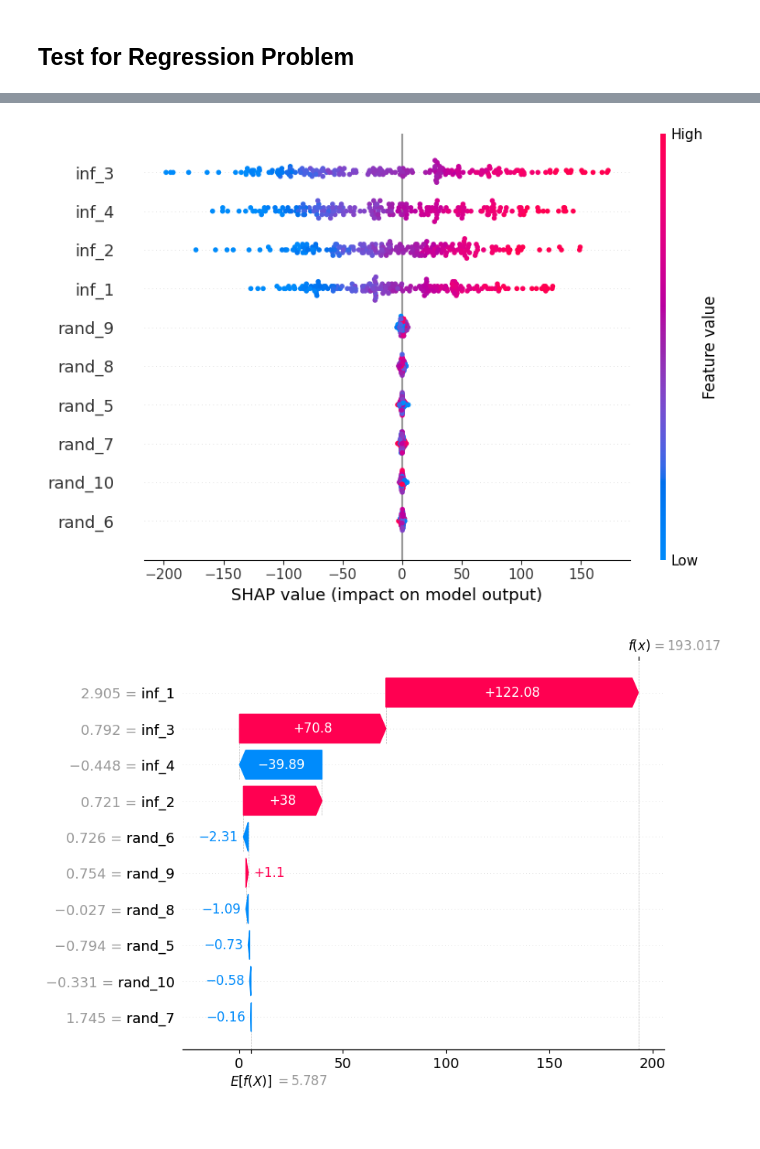
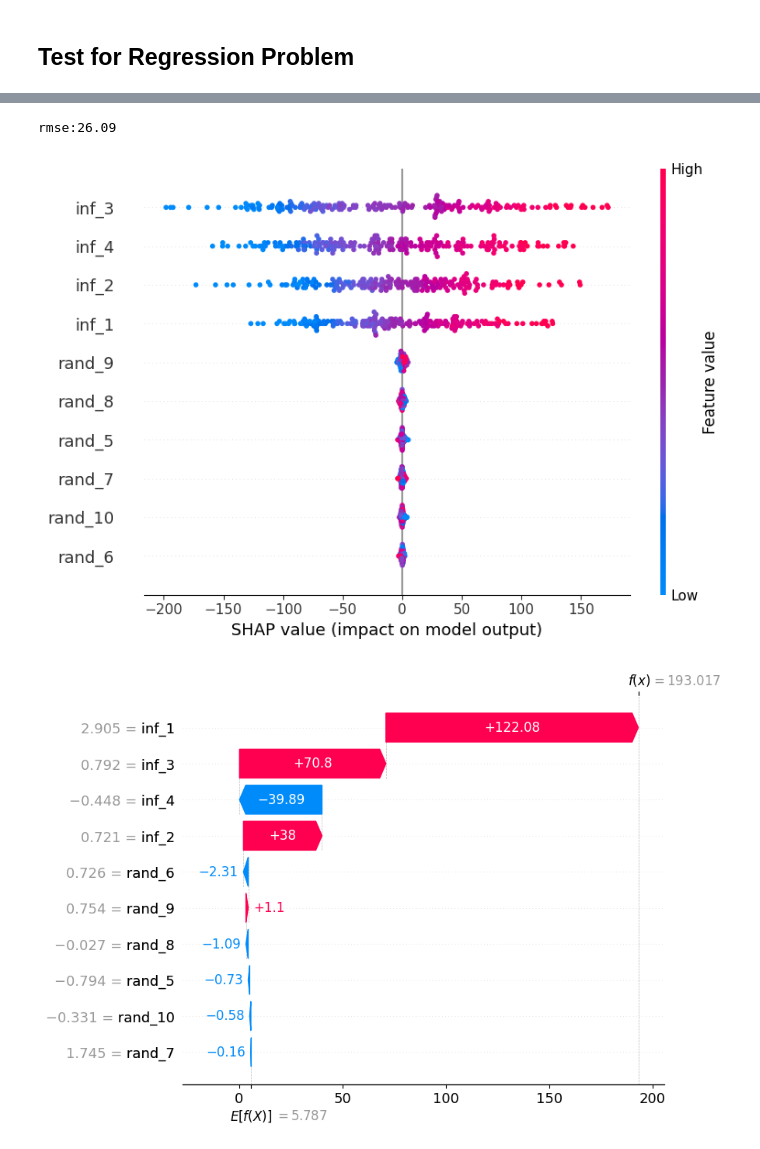
Before and after one commit to MenaWANG/mlflow-demo, a Jupyter notebook: pyfunc_pipeline.ipynb, the cells around one changed output, grey strips where cells are left out. Cells and saved outputs as stored; diff of their text form; code cells hidden in the pictures.

```diff
--- a/pyfunc_pipeline.ipynb
+++ b/pyfunc_pipeline.ipynb
@@ -575,7 +597,7 @@ ml_pipeline = ML_PIPELINE(
     preprocessor=PreProcessor_v2()
 )
 ml_pipeline.fit(X_train, y_train)
-y_pred = ml_pipeline.predict(context=None, model_input=X_test)
-rmse = root_mean_squared_error(y_test, y_pred)
-print(f"rmse:{rmse:.2f}")
+model_info = ml_pipeline.log_ml_pipeline('lgb_regressor')
+loaded_model = mlflow.pyfunc.load_model(model_uri=model_info.model_uri)
+y_pred = loaded_model.predict(X_test)
 # %% [output]
@@ -583,6 +608,12 @@ rmse:26.09
-# %%
-ml_pipeline.explain_model(X_test)
-# %% [output]
-[figure, removed]
+# %%
+rmse = root_mean_squared_error(y_test, y_pred)
+print(f"rmse:{rmse:.2f}")
+# %% [output]
+rmse:26.09
+# %%
+unwrapped_model = loaded_model.unwrap_python_model()
+unwrapped_model.explain_model(X_test)
+# %% [output]
+[figure, added]
 # %%
 case_number = 5
```
Also changed, not shown: parts of 6 cells of this notebook.
